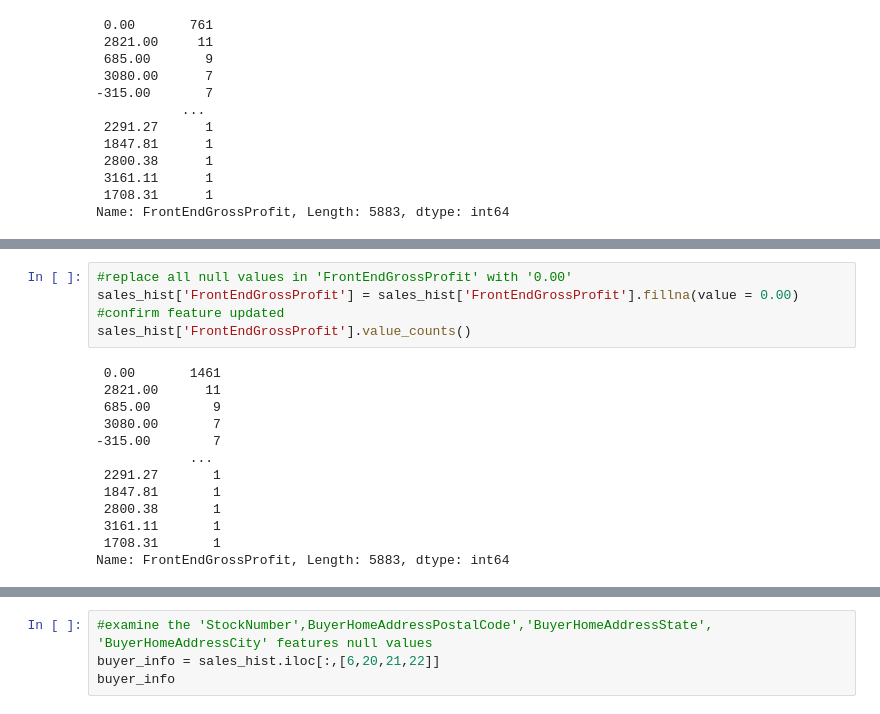
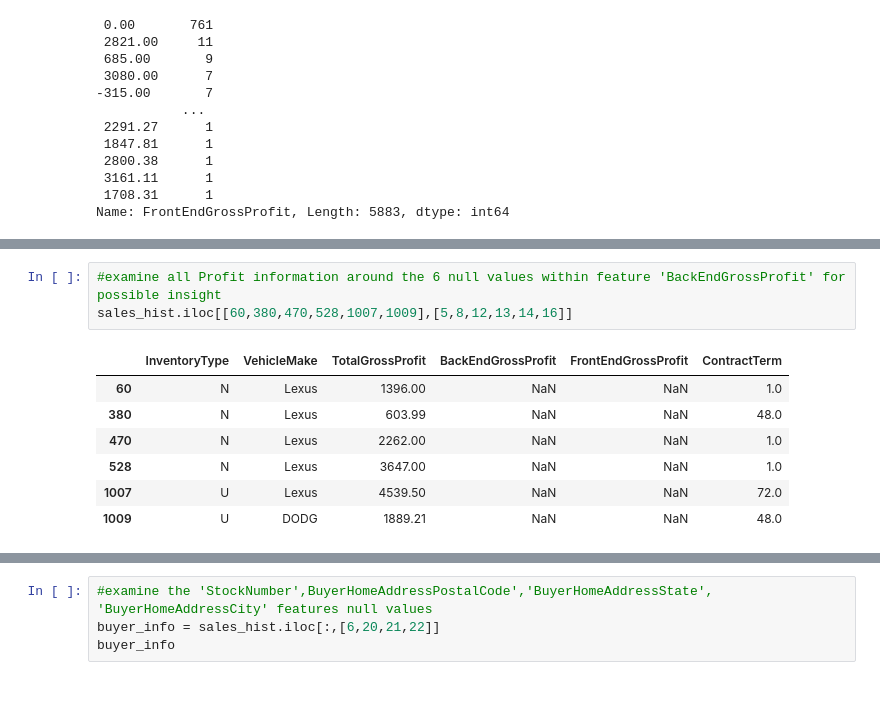
Before and after one commit to martell-n-tardy/Forecasting-with-a-Time-Series-Model-using-Python, a Jupyter notebook: notebooks/data wrangling.ipynb, the cells around one changed output, grey strips where cells are left out. Saved outputs shown, nothing was run; the diff lists cells and outputs as text.

```diff
--- a/notebooks/data wrangling.ipynb
+++ b/notebooks/data wrangling.ipynb
@@ -321,18 +276,11 @@ Name: BackEndGrossProfit, dtype: float64
-# %%
-#replace all null values in 'FrontEndGrossProfit' with '0.00'
-sales_hist['FrontEndGrossProfit'] = sales_hist['FrontEndGrossProfit'].fillna(value = 0.00)
-#confirm feature updated
-sales_hist['FrontEndGrossProfit'].value_counts()
-# %% [output]
- 0.00       1461
- 2821.00      11
- 685.00        9
- 3080.00       7
--315.00        7
-            ...
- 2291.27       1
- 1847.81       1
- 2800.38       1
- 3161.11       1
- 1708.31       1
-Name: FrontEndGrossProfit, Length: 5883, dtype: int64
+# %%
+#examine all Profit information around the 6 null values within feature 'BackEndGrossProfit' for possible insight
+sales_hist.iloc[[60,380,470,528,1007,1009],[5,8,12,13,14,16]]
+# %% [output]
+|  | InventoryType | VehicleMake | TotalGrossProfit | BackEndGrossProfit | FrontEndGrossProfit | ContractTerm |
+| 60 | N | Lexus | 1396.00 | NaN | NaN | 1.0 |
+| 380 | N | Lexus | 603.99 | NaN | NaN | 48.0 |
+| 470 | N | Lexus | 2262.00 | NaN | NaN | 1.0 |
+| 528 | N | Lexus | 3647.00 | NaN | NaN | 1.0 |
+| 1007 | U | Lexus | 4539.50 | NaN | NaN | 72.0 |
+| 1009 | U | DODG | 1889.21 | NaN | NaN | 48.0 |
```
Also changed, not shown: parts of 46 cells of this notebook.
